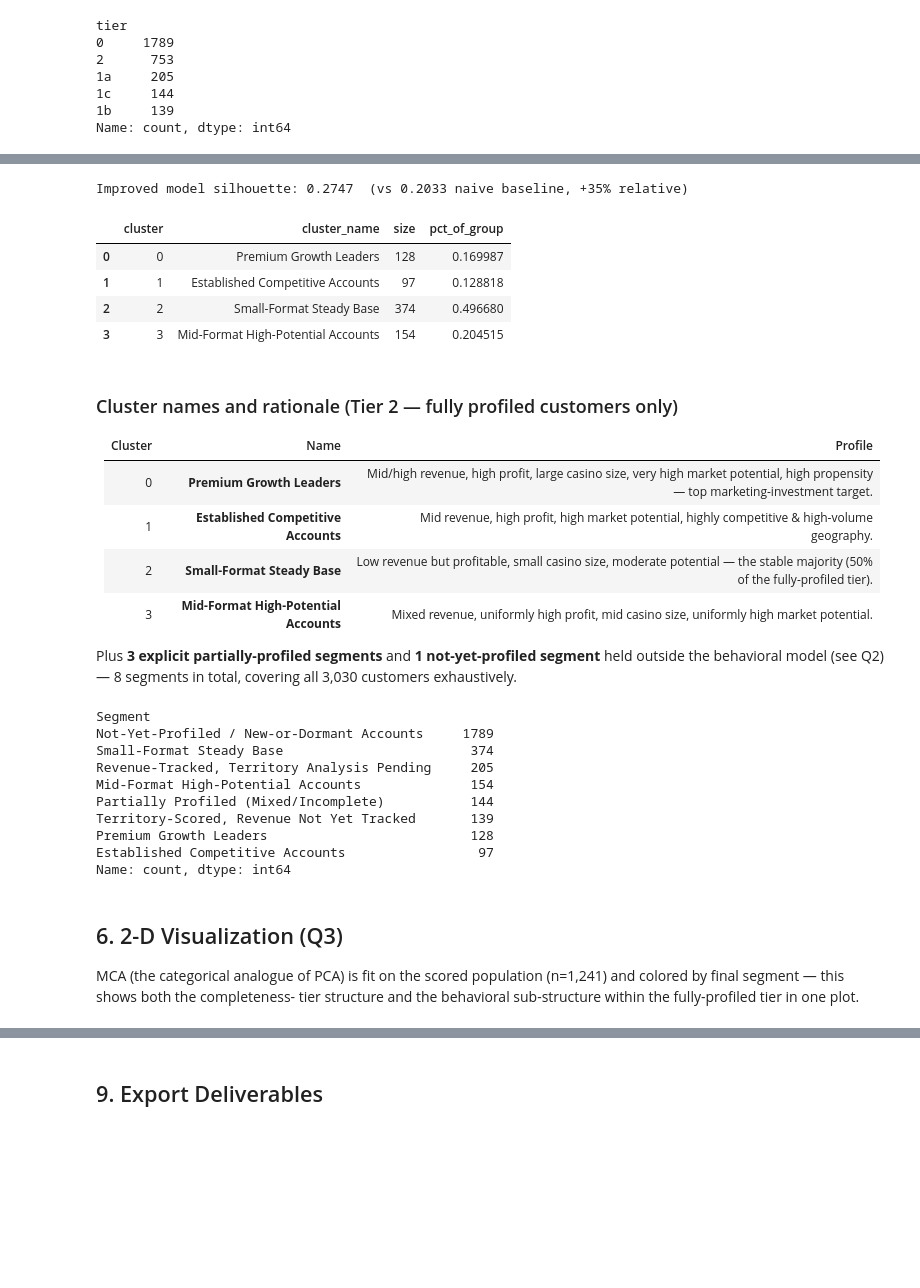
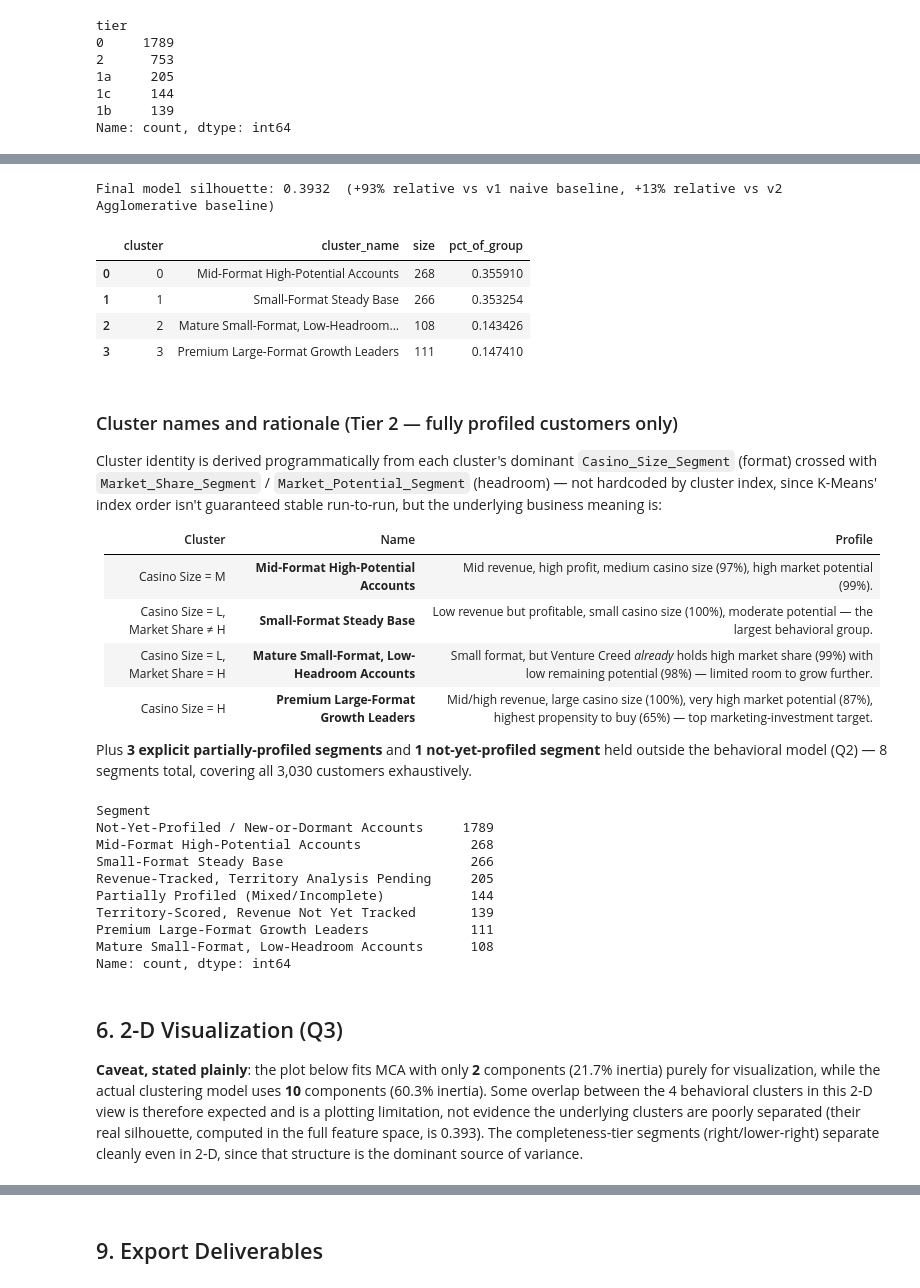
Before and after one commit to chirayum64/assignment, a Jupyter notebook: analysis/clustering_analysis.ipynb, the cells around one changed output, grey strips where cells are left out. Saved outputs shown, nothing was run; the diff lists cells and outputs as text; code cells hidden in the pictures; blank space fills up the shorter version.

```diff
--- a/analysis/clustering_analysis.ipynb
+++ b/analysis/clustering_analysis.ipynb
@@ -230,0 +237,11 @@ k_table[['k','silhouette','sizes']]
+# %%
+mca_full = prince.MCA(n_components=20, random_state=42).fit(X_fp)
+var = mca_full.percentage_of_variance_
+cum = np.cumsum(var)
+print("Cumulative variance by component count:")
+for n in [3,4,5,6,8,10,12,15]:
+    print(f"  {n:2d} components: {cum[n-1]:.1f}% cumulative inertia")
+
+mca, coords_fp = fit_mca(X_fp, MCA_COMPONENTS)
+k_table_mca = choose_k_mca_kmeans(dist_fp, coords_fp, range(2, 9))
+k_table_mca[['k','silhouette','sizes']]
@@ -244,36 +338,44 @@ for a business-facing segmentation.
 # %%
 BEST_K = 4
-model = AgglomerativeClustering(n_clusters=BEST_K, metric='precomputed', linkage='complete')
-labels = model.fit_predict(dist_fp)
+labels = KMeans(n_clusters=BEST_K, n_init=20, random_state=42).fit_predict(coords_fp)
 fully_profiled['cluster'] = labels
-fully_profiled['cluster_name'] = fully_profiled['cluster'].map(CLUSTER_NAMES)
+fully_profiled['cluster_name'] = fully_profiled.groupby('cluster', group_keys=False).apply(
+    lambda g: pd.Series(name_cluster(g), index=g.index))
 
 improved_sil = silhouette_score(dist_fp, labels, metric='precomputed')
-print(f"Improved model silhouette: {improved_sil:.4f}  (vs {naive_sil:.4f} naive baseline, "
-      f"+{(improved_sil/naive_sil-1):.0%} relative)")
+print(f"Final model silhouette: {improved_sil:.4f}  "
+      f"(+{(improved_sil/naive_sil-1):.0%} relative vs v1 naive baseline, "
+      f"+{(improved_sil/best_agg_sil-1):.0%} relative vs v2 Agglomerative baseline)")
 
 profile = cluster_profile_table(fully_profiled, BUSINESS_FEATURES)
-profile['cluster_name'] = profile['cluster'].map(CLUSTER_NAMES)
+name_lookup = fully_profiled.groupby('cluster')['cluster_name'].first()
+profile['cluster_name'] = profile['cluster'].map(name_lookup)
 profile[['cluster','cluster_name','size','pct_of_group']]
 # %% [output]
-Improved model silhouette: 0.2747  (vs 0.2033 naive baseline, +35% relative)
+Final model silhouette: 0.3932  (+93% relative vs v1 naive baseline, +13% relative vs v2 Agglomerative baseline)
 |  | cluster | cluster_name | size | pct_of_group |
-| 0 | 0 | Premium Growth Leaders | 128 | 0.169987 |
-| 1 | 1 | Established Competitive Accounts | 97 | 0.128818 |
-| 2 | 2 | Small-Format Steady Base | 374 | 0.496680 |
-| 3 | 3 | Mid-Format High-Potential Accounts | 154 | 0.204515 |
+| 0 | 0 | Mid-Format High-Potential Accounts | 268 | 0.355910 |
+| 1 | 1 | Small-Format Steady Base | 266 | 0.353254 |
+| 2 | 2 | Mature Small-Format, Low-Headroom... | 108 | 0.143426 |
+| 3 | 3 | Premium Large-Format Growth Leaders | 111 | 0.147410 |
 # %% [markdown]
 ### Cluster names and rationale (Tier 2 — fully profiled customers only)
 
+Cluster identity is derived programmatically from each cluster's dominant
+`Casino_Size_Segment` (format) crossed with `Market_Share_Segment` /
+`Market_Potential_Segment` (headroom) — not hardcoded by cluster index,
+since K-Means' index order isn't guaranteed stable run-to-run, but the
+underlying business meaning is:
+
 | Cluster | Name | Profile |
 |---|---|---|
-| 0 | **Premium Growth Leaders** | Mid/high revenue, high profit, large casino size, very high market potential, high propensity — top marketing-investment target. |
-| 1 | **Established Competitive Accounts** | Mid revenue, high profit, high market potential, highly competitive & high-volume geography. |
-| 2 | **Small-Format Steady Base** | Low revenue but profitable, small casino size, moderate potential — the stable majority (50% of the fully-profiled tier). |
-| 3 | **Mid-Format High-Potential Accounts** | Mixed revenue, uniformly high profit, mid casino size, uniformly high market potential. |
+| Casino Size = M | **Mid-Format High-Potential Accounts** | Mid revenue, high profit, medium casino size (97%), high market potential (99%). |
+| Casino Size = L, Market Share ≠ H | **Small-Format Steady Base** | Low revenue but profitable, small casino size (100%), moderate potential — the largest behavioral group. |
+| Casino Size = L, Market Share = H | **Mature Small-Format, Low-Headroom Accounts** | Small format, but Venture Creed *already* holds high market share (99%) with low remaining potential (98%) — limited room to grow further. |
+| Casino Size = H | **Premium Large-Format Growth Leaders** | Mid/high revenue, large casino size (100%), very high market potential (87%), highest propensity to buy (65%) — top marketing-investment target. |
 
 Plus **3 explicit partially-profiled segments** and **1 not-yet-profiled
-segment** held outside the behavioral model (see Q2) — 8 segments in total,
+segment** held outside the behavioral model (Q2) — 8 segments total,
 covering all 3,030 customers exhaustively.
 # %%
 tier_label_map = {'0': TIER0_LABEL, '1a': TIER1A_LABEL, '1b': TIER1B_LABEL, '1c': TIER1C_LABEL}
@@ -287,19 +389,24 @@ full['Segment'].value_counts()
 # %% [output]
 Segment
 Not-Yet-Profiled / New-or-Dormant Accounts     1789
-Small-Format Steady Base                        374
+Mid-Format High-Potential Accounts              268
+Small-Format Steady Base                        266
 Revenue-Tracked, Territory Analysis Pending     205
-Mid-Format High-Potential Accounts              154
 Partially Profiled (Mixed/Incomplete)           144
 Territory-Scored, Revenue Not Yet Tracked       139
-Premium Growth Leaders                          128
-Established Competitive Accounts                 97
+Premium Large-Format Growth Leaders             111
+Mature Small-Format, Low-Headroom Accounts      108
 Name: count, dtype: int64
-# %% [markdown]
-## 6. 2-D Visualization (Q3)
-
-MCA (the categorical analogue of PCA) is fit on the scored population
-(n=1,241) and colored by final segment — this shows both the completeness-
-tier structure and the behavioral sub-structure within the fully-profiled
-tier in one plot.
+# %% [markdown]
+## 6. 2-D Visualization (Q3)
+
+**Caveat, stated plainly**: the plot below fits MCA with only **2**
+components (21.7% inertia) purely for visualization, while the actual
+clustering model uses **10** components (60.3% inertia). Some overlap
+between the 4 behavioral clusters in this 2-D view is therefore expected
+and is a plotting limitation, not evidence the underlying clusters are
+poorly separated (their real silhouette, computed in the full feature
+space, is 0.393). The completeness-tier segments (right/lower-right)
+separate cleanly even in 2-D, since that structure is the dominant source
+of variance.
 # %%
```
Also changed, not shown: parts of 29 cells of this notebook, 9 other files.
